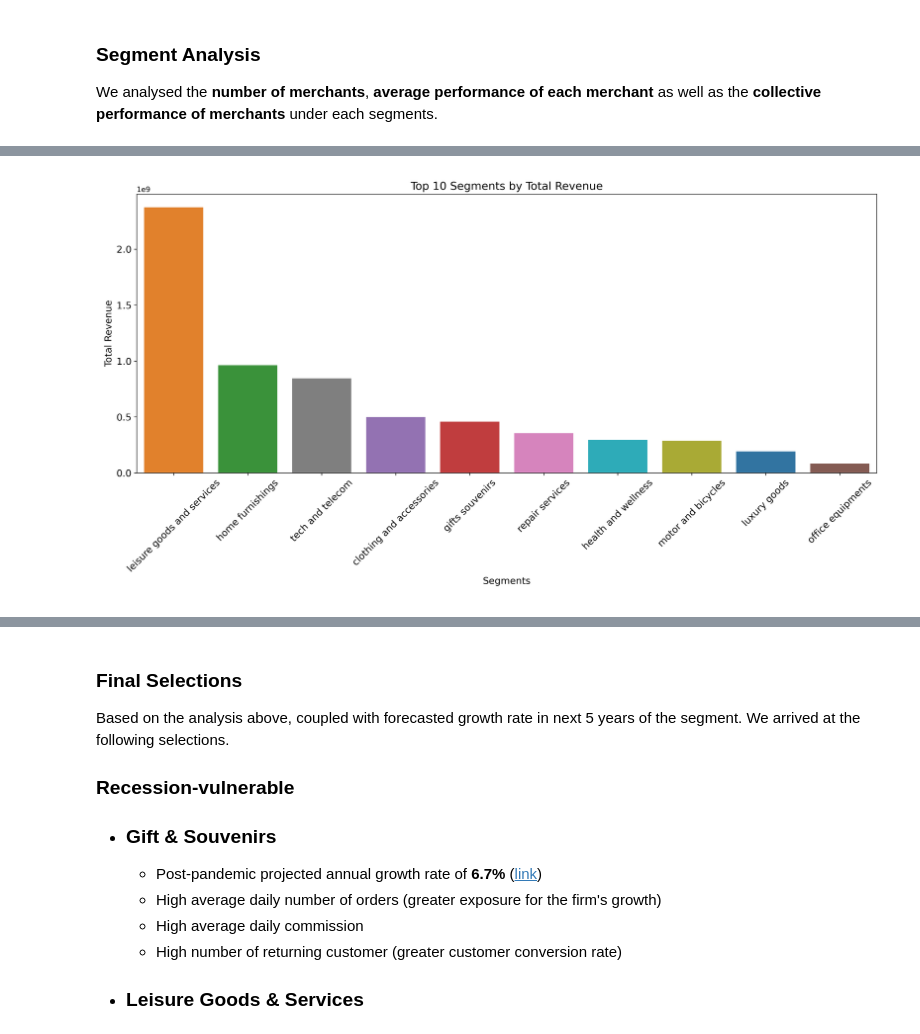
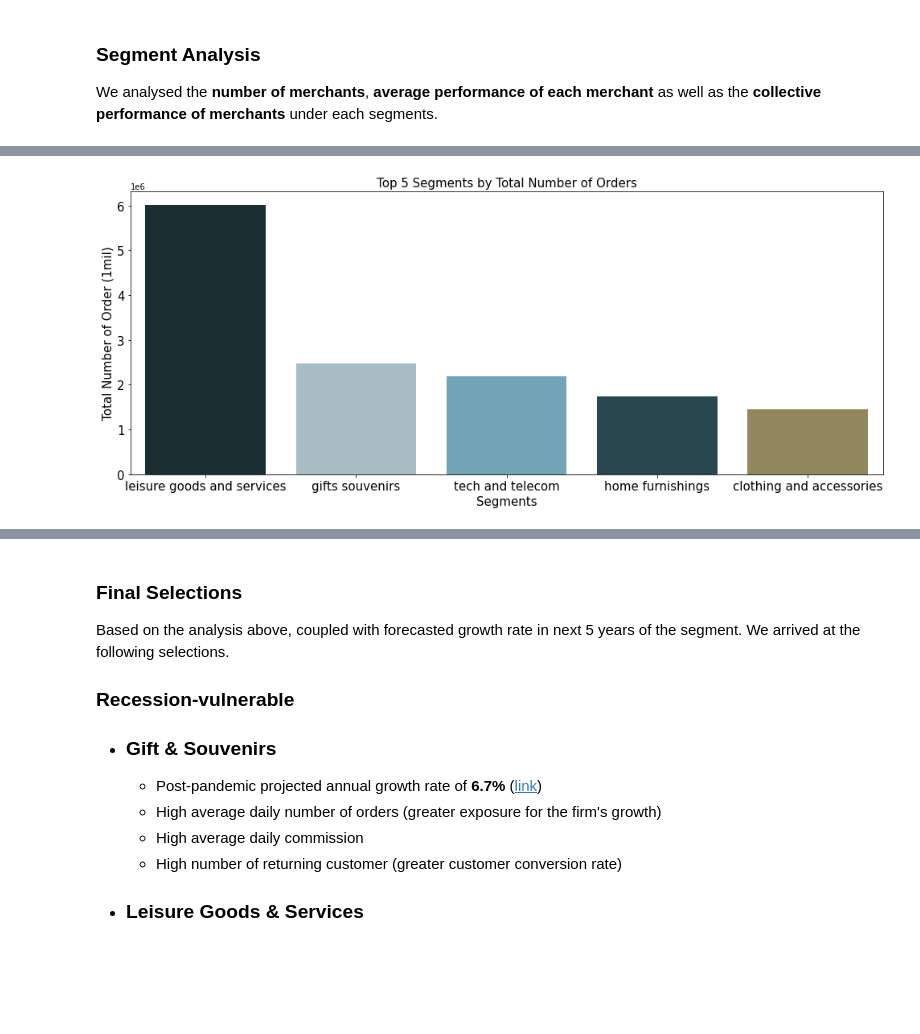
Before and after one commit to MAST30034-Applied-Data-Science/generic-buy-now-pay-later-project-group-19, a Jupyter notebook: notebooks/Project Summary Notebook.ipynb, the cells around one changed output, grey strips where cells are left out. Drawn from its saved outputs; the diff is of its cells as text; code cells hidden in the pictures; blank space fills up the shorter version.

```diff
--- a/notebooks/Project Summary Notebook.ipynb
+++ b/notebooks/Project Summary Notebook.ipynb
@@ -616,3 +710,15 @@ We analysed the **number of merchants**, **average performance of each merchant*
-# %% [markdown]
-![segments_tot_revenue.png](attachment:segments_tot_revenue.png)
+# %%
+# Plot top 5 segments based on total number of order
+plt.figure(figsize=(14,6))
+order = segment_summary.groupby('segment').mean().sort_values('total_no_order', ascending=False).index[:5]
+sns.barplot(x='segment', y='total_no_order', data=segment_summary, order=order, ci=False, palette=palette)
+plt.xticks(fontsize=15)
+plt.xlabel('Segments', fontsize=15)
+plt.ylabel('Total Number of Order (1mil)', fontsize=15)
+plt.yticks(fontsize=15)
+plt.title("Top 5 Segments by Total Number of Orders", fontsize=15)
+plt.tight_layout()
+plt.savefig("plots/top_5_tot_no_order.png",dpi=300)
+# %% [output]
+[figure, added]
 # %% [markdown]
```
Also changed, not shown: parts of 43 cells of this notebook, 9 other files.
